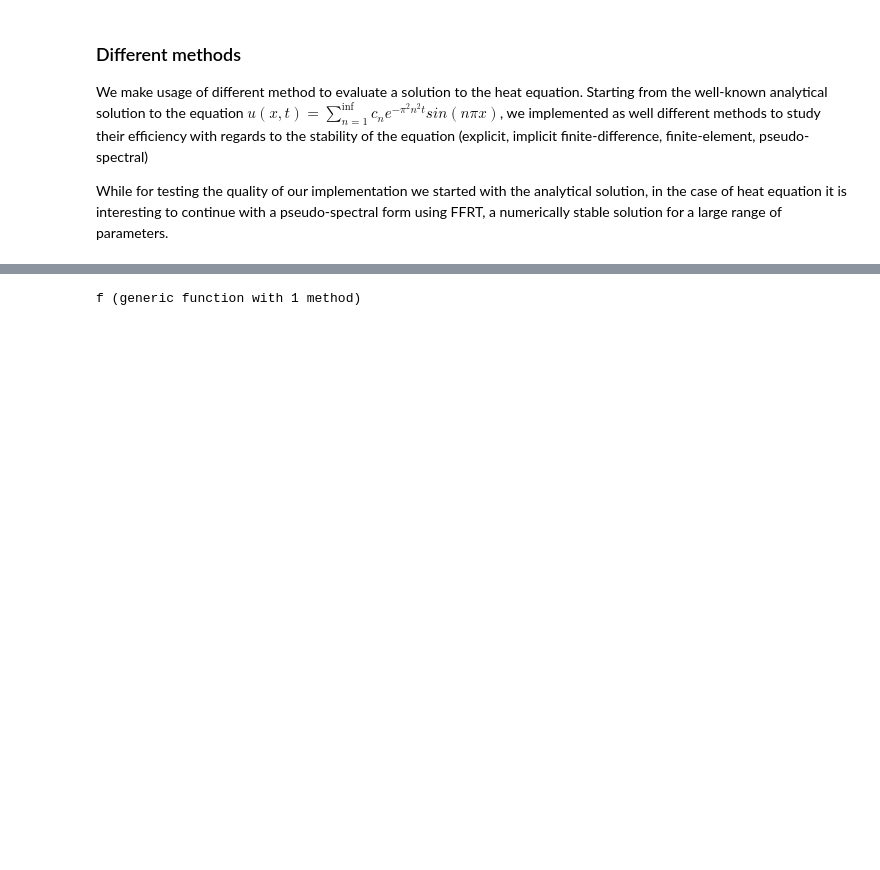
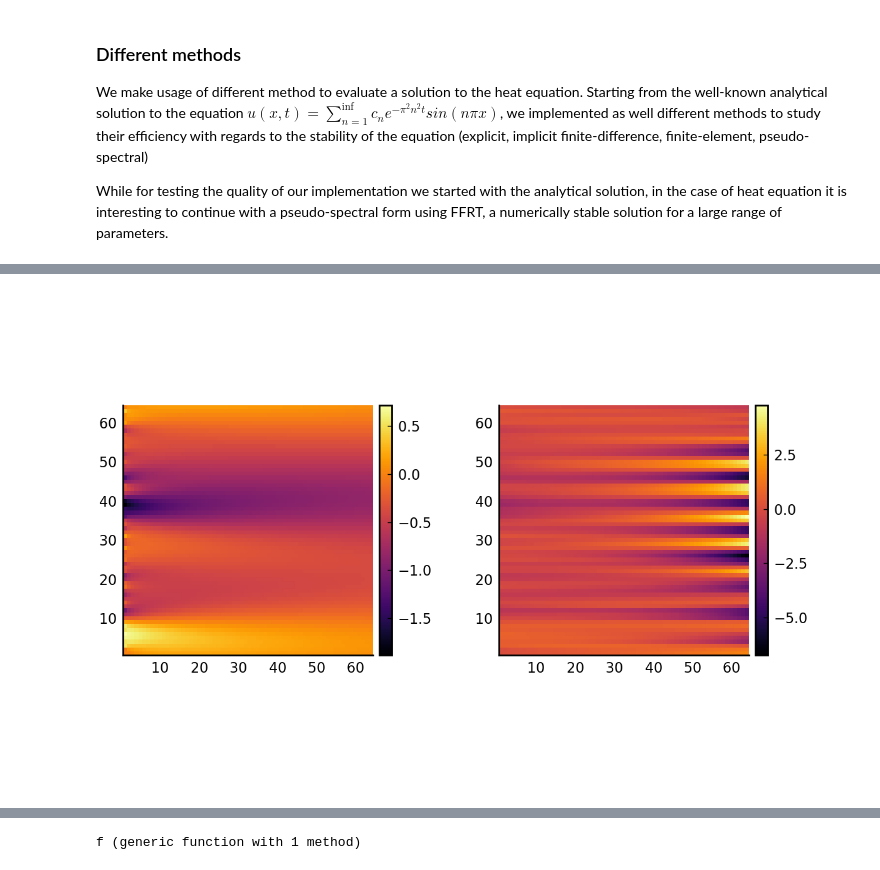
Before and after one commit to vdesgrange/closure-model, a Jupyter notebook: experiments/julia_src/neural_closure/heat_equation_neural_ode.ipynb, the cells around one changed output, grey strips where cells are left out. Saved outputs shown, nothing was run; the diff lists cells and outputs as text; code cells hidden in the pictures; blank space fills up the shorter version.

```diff
--- a/experiments/julia_src/neural_closure/heat_equation_neural_ode.ipynb
+++ b/experiments/julia_src/neural_closure/heat_equation_neural_ode.ipynb
@@ -117,0 +176,10 @@ check_training_dataset(dataset)
+# %%
+t, u0, u = Generator.get_heat_batch(t_max, t_min, x_max, x_min, t_n, x_n, 3, d, k);
+u_pred = Array(S(K, u0, t));
+plot(
+    GraphicTools.show_state(u, ""),
+    GraphicTools.show_state(u_pred, "");
+    layout = (1, 2),
+)
+# %% [output]
+[figure, added]
```
Also changed, not shown: parts of 31 cells of this notebook.
